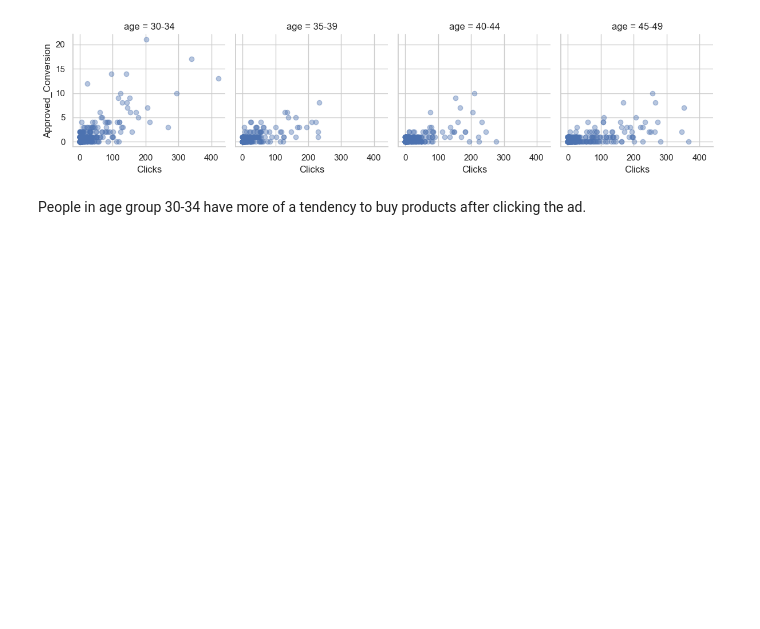
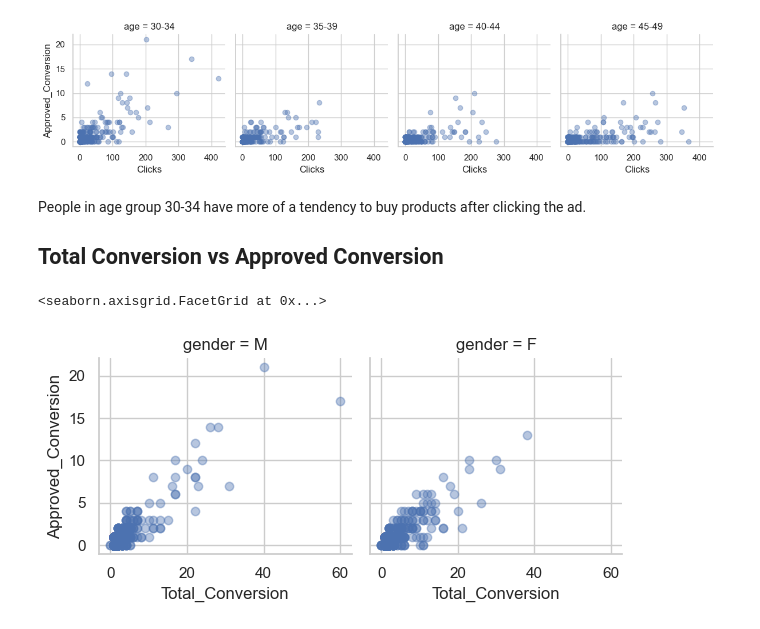
Before and after one commit to joela03/Marketing-EDA, a Jupyter notebook: marketing_eda.ipynb, the cells around one changed output. Drawn from its saved outputs; the diff is of its cells as text; code cells hidden in the pictures; blank space fills up the shorter version.

```diff
--- a/marketing_eda.ipynb
+++ b/marketing_eda.ipynb
@@ -346,3 +344,11 @@ g.add_legend()
 [figure]
 # %% [markdown]
 People in age group 30-34 have more of a tendency to buy products after clicking the ad.
+## Total Conversion vs Approved Conversion
+# %%
+g = sns.FacetGrid(df, col = 'gender')
+g.map(plt.scatter, "Total_Conversion", "Approved_Conversion", alpha=.4)
+g.add_legend()
+# %% [output]
+<seaborn.axisgrid.FacetGrid at 0x...>
+[figure, added]
```
Also changed, not shown: parts of 5 cells of this notebook.
